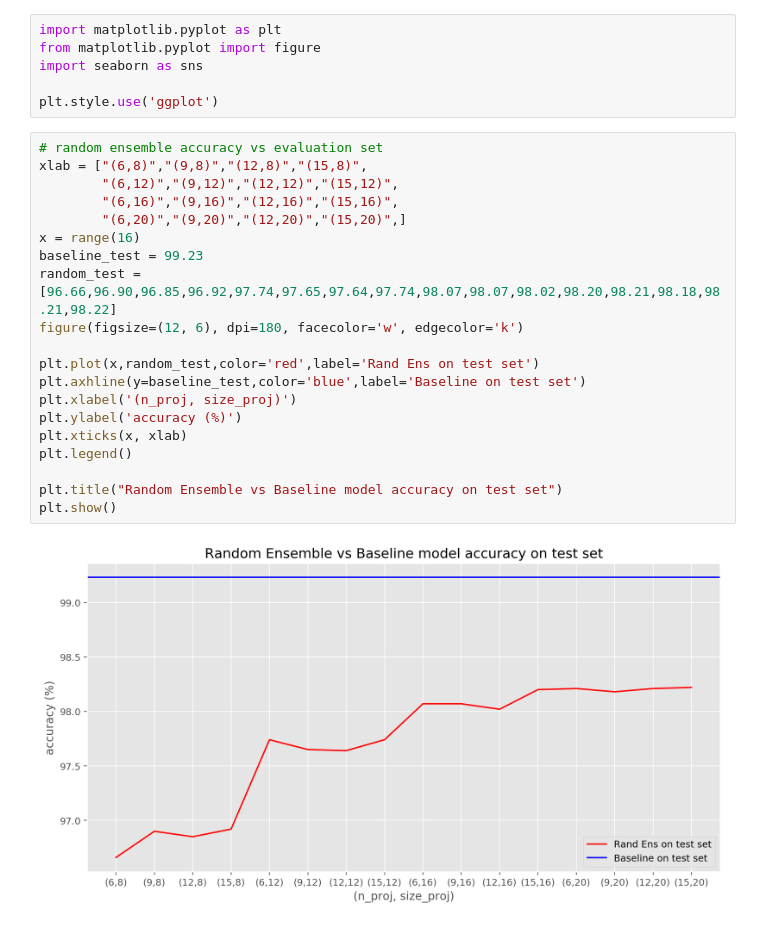
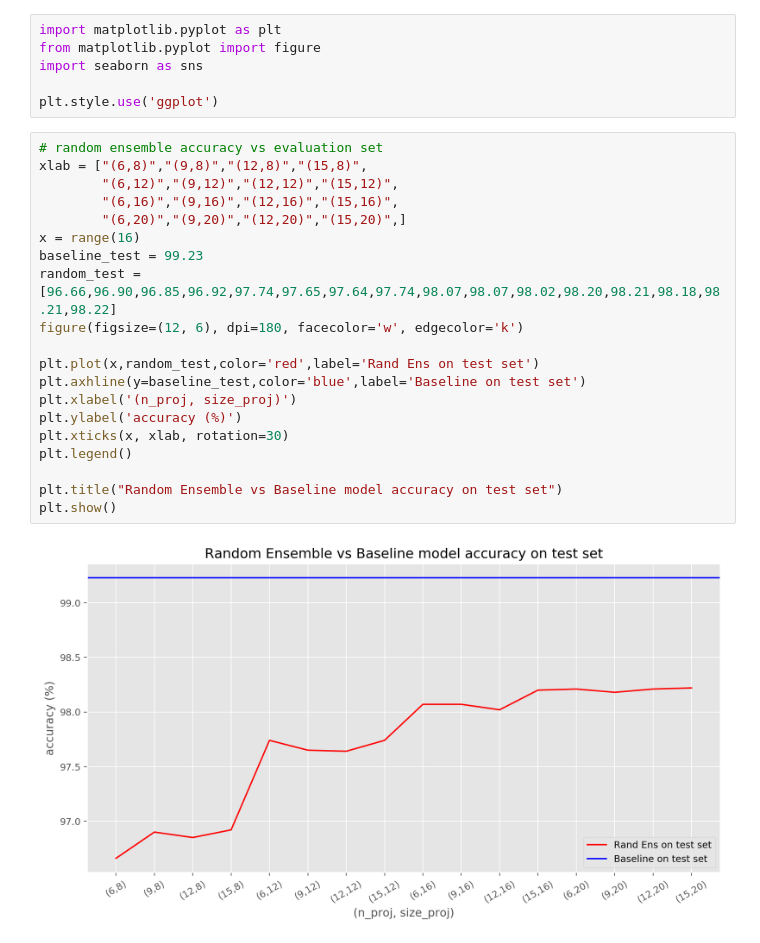
Before and after one commit to ginevracoal/adversarial_examples, a Jupyter notebook: notebooks/plots.ipynb, the cells around one changed output. Drawn from its saved outputs; the diff is of its cells as text.

Commit message:
better plots

```diff
--- a/notebooks/plots.ipynb
+++ b/notebooks/plots.ipynb
@@ -7,25 +7,25 @@ plt.style.use('ggplot')
 # %%
 # random ensemble accuracy vs evaluation set
 xlab = ["(6,8)","(9,8)","(12,8)","(15,8)",
         "(6,12)","(9,12)","(12,12)","(15,12)",
         "(6,16)","(9,16)","(12,16)","(15,16)",
         "(6,20)","(9,20)","(12,20)","(15,20)",]
 x = range(16)
 baseline_test = 99.23
 random_test = [96.66,96.90,96.85,96.92,97.74,97.65,97.64,97.74,98.07,98.07,98.02,98.20,98.21,98.18,98.21,98.22]
 figure(figsize=(12, 6), dpi=180, facecolor='w', edgecolor='k')
 
 plt.plot(x,random_test,color='red',label='Rand Ens on test set')
 plt.axhline(y=baseline_test,color='blue',label='Baseline on test set')
 plt.xlabel('(n_proj, size_proj)')
 plt.ylabel('accuracy (%)')
-plt.xticks(x, xlab)
+plt.xticks(x, xlab, rotation=30)
 plt.legend()
 
 plt.title("Random Ensemble vs Baseline model accuracy on test set")
 plt.show()
 # %% [output]
-[figure, old version]
+[figure, new version]
 # %%
 # random ensemble accuracy vs evaluation set
 
```
Also changed, not shown: parts of 4 cells of this notebook, 3 other files.
